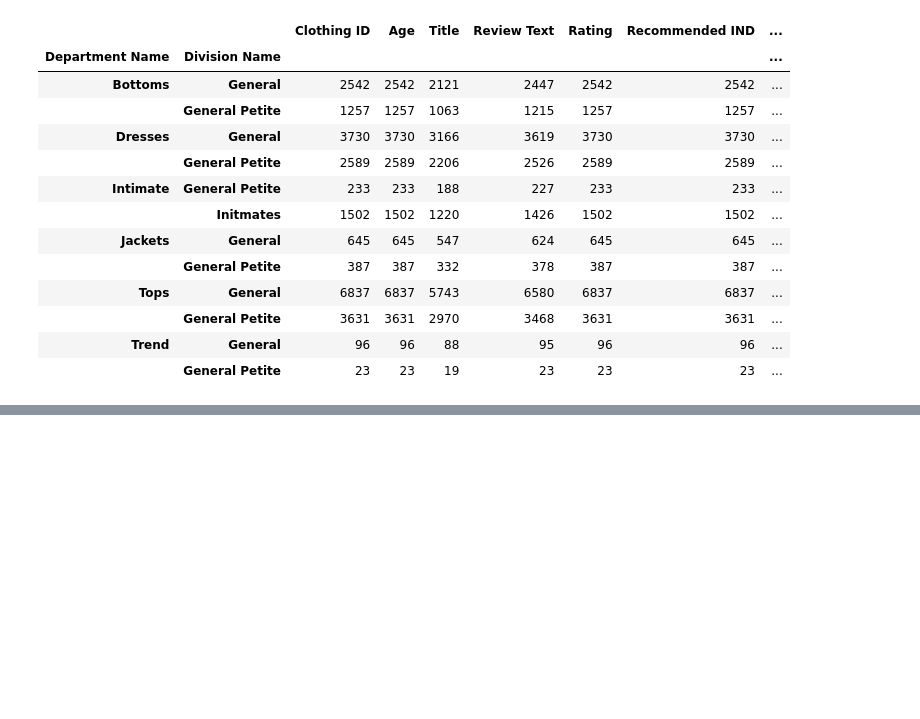
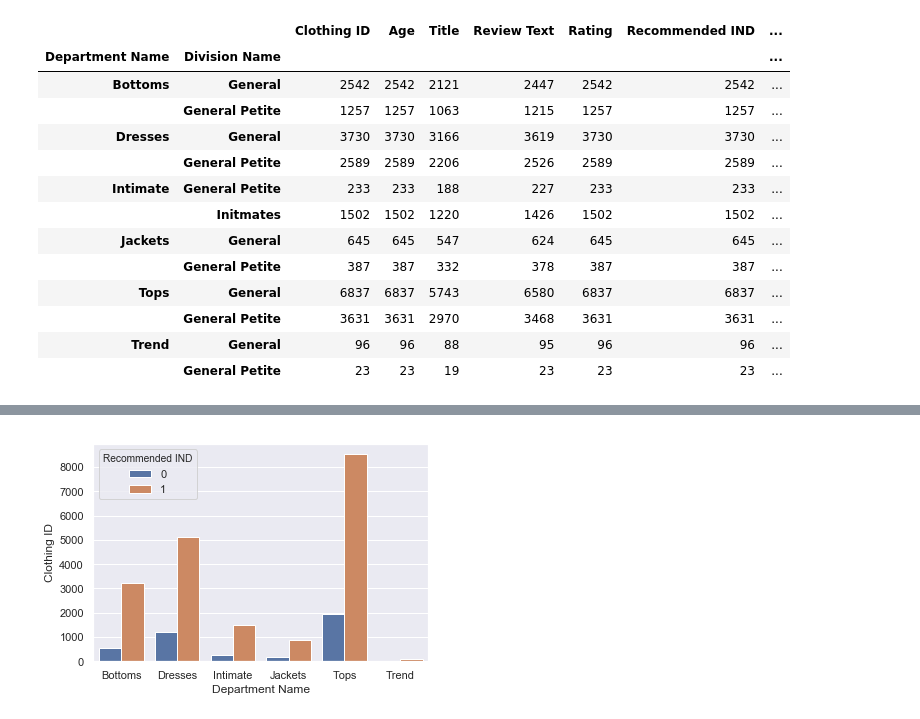
Before and after one commit to Daesparz/Conundrum_17, a Jupyter notebook: Exploratory Data Analysis user reviews.ipynb, the cells around one changed output, grey strips where cells are left out. Cells and saved outputs as stored; diff of their text form; code cells hidden in the pictures; blank space fills up the shorter version.

```diff
--- a/Exploratory Data Analysis user reviews.ipynb
+++ b/Exploratory Data Analysis user reviews.ipynb
@@ -241,2 +265,3 @@ df_review.groupby(['Department Name', 'Division Name']).count()
 # %%
-df_review.groupby(['Recommended IND']).count()['Clothing ID'].reset_index()
+df_deptRecom = df_review.groupby(['Department Name', 'Recommended IND']).count()['Clothing ID']
+df_deptRecom
@@ -242,0 +303,6 @@ df_review.groupby(['Recommended IND']).count()['Clothing ID'].reset_index()
+# %%
+df_deptRecom = df_deptRecom.reset_index()
+
+_ = sns.barplot(x='Department Name', y='Clothing ID', hue='Recommended IND', data=df_deptRecom)
+# %% [output]
+[figure, added]
```
Also changed, not shown: parts of 9 cells of this notebook.
